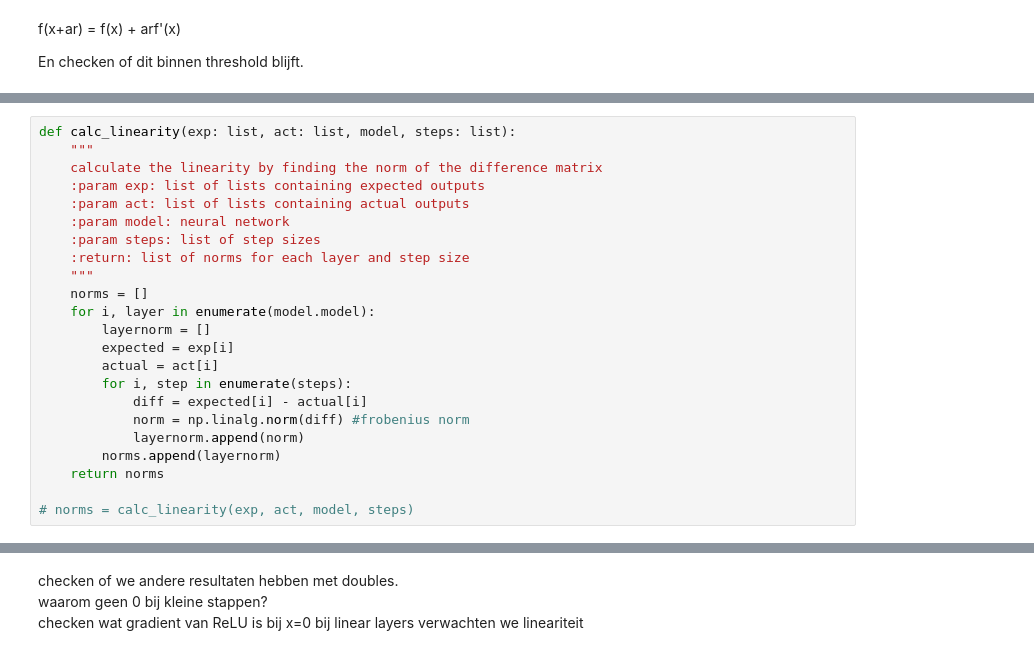
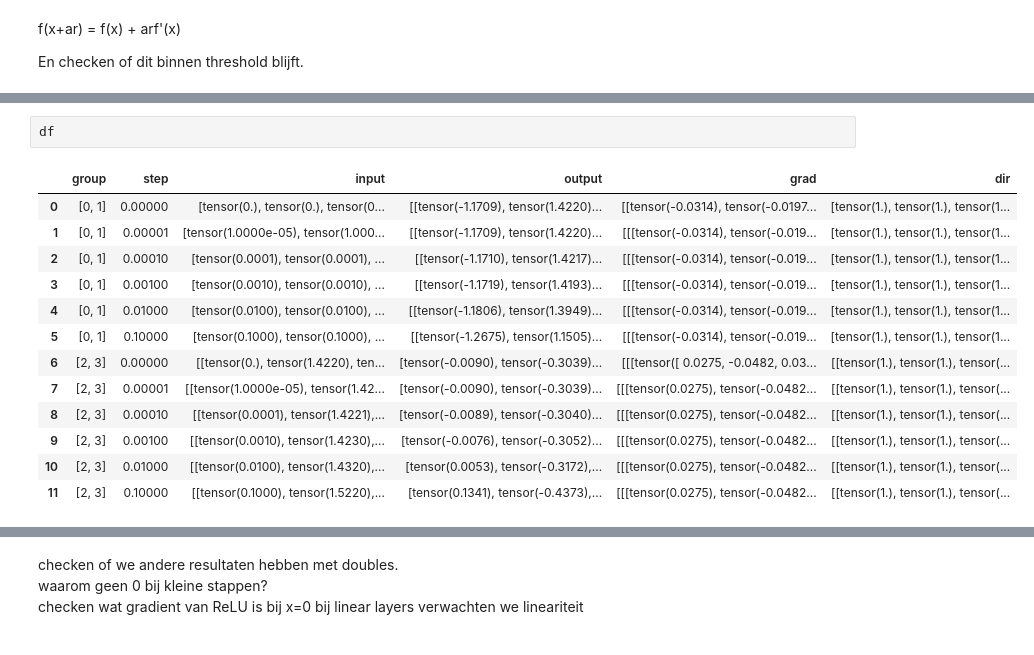
Before and after one commit to teunpe/master_internship, a Jupyter notebook: mlp.ipynb, the cells around one changed output, grey strips where cells are left out. Drawn from its saved outputs; the diff is of its cells as text.

```diff
--- a/mlp.ipynb
+++ b/mlp.ipynb
@@ -299,23 +332,16 @@ def calc_exp_act(inputs: list, outputs: list, dirs: list, steps: list, model, gr
-# %%
-def calc_linearity(exp: list, act: list, model, steps: list):
-    """
-    calculate the linearity by finding the norm of the difference matrix
-    :param exp: list of lists containing expected outputs
-    :param act: list of lists containing actual outputs
-    :param model: neural network
-    :param steps: list of step sizes
-    :return: list of norms for each layer and step size
-    """
-    norms = []
-    for i, layer in enumerate(model.model):
-        layernorm = []
-        expected = exp[i]
-        actual = act[i]
-        for i, step in enumerate(steps):
-            diff = expected[i] - actual[i]
-            norm = np.linalg.norm(diff) #frobenius norm
-            layernorm.append(norm)
-        norms.append(layernorm)
-    return norms
-
-# norms = calc_linearity(exp, act, model, steps)
+# %%
+df
+# %% [output]
+|  | group | step | input | output | grad | dir |
+| 0 | [0, 1] | 0.00000 | [tensor(0.), tensor(0.), tensor(0... | [[tensor(-1.1709), tensor(1.4220)... | [[tensor(-0.0314), tensor(-0.0197... | [tensor(1.), tensor(1.), tensor(1... |
+| 1 | [0, 1] | 0.00001 | [tensor(1.0000e-05), tensor(1.000... | [[tensor(-1.1709), tensor(1.4220)... | [[[tensor(-0.0314), tensor(-0.019... | [tensor(1.), tensor(1.), tensor(1... |
+| 2 | [0, 1] | 0.00010 | [tensor(0.0001), tensor(0.0001), ... | [[tensor(-1.1710), tensor(1.4217)... | [[[tensor(-0.0314), tensor(-0.019... | [tensor(1.), tensor(1.), tensor(1... |
+| 3 | [0, 1] | 0.00100 | [tensor(0.0010), tensor(0.0010), ... | [[tensor(-1.1719), tensor(1.4193)... | [[[tensor(-0.0314), tensor(-0.019... | [tensor(1.), tensor(1.), tensor(1... |
+| 4 | [0, 1] | 0.01000 | [tensor(0.0100), tensor(0.0100), ... | [[tensor(-1.1806), tensor(1.3949)... | [[[tensor(-0.0314), tensor(-0.019... | [tensor(1.), tensor(1.), tensor(1... |
+| 5 | [0, 1] | 0.10000 | [tensor(0.1000), tensor(0.1000), ... | [[tensor(-1.2675), tensor(1.1505)... | [[[tensor(-0.0314), tensor(-0.019... | [tensor(1.), tensor(1.), tensor(1... |
+| 6 | [2, 3] | 0.00000 | [[tensor(0.), tensor(1.4220), ten... | [tensor(-0.0090), tensor(-0.3039)... | [[[tensor([ 0.0275, -0.0482, 0.03... | [[tensor(1.), tensor(1.), tensor(... |
+| 7 | [2, 3] | 0.00001 | [[tensor(1.0000e-05), tensor(1.42... | [tensor(-0.0090), tensor(-0.3039)... | [[[tensor(0.0275), tensor(-0.0482... | [[tensor(1.), tensor(1.), tensor(... |
+| 8 | [2, 3] | 0.00010 | [[tensor(0.0001), tensor(1.4221),... | [tensor(-0.0089), tensor(-0.3040)... | [[[tensor(0.0275), tensor(-0.0482... | [[tensor(1.), tensor(1.), tensor(... |
+| 9 | [2, 3] | 0.00100 | [[tensor(0.0010), tensor(1.4230),... | [tensor(-0.0076), tensor(-0.3052)... | [[[tensor(0.0275), tensor(-0.0482... | [[tensor(1.), tensor(1.), tensor(... |
+| 10 | [2, 3] | 0.01000 | [[tensor(0.0100), tensor(1.4320),... | [tensor(0.0053), tensor(-0.3172),... | [[[tensor(0.0275), tensor(-0.0482... | [[tensor(1.), tensor(1.), tensor(... |
+| 11 | [2, 3] | 0.10000 | [[tensor(0.1000), tensor(1.5220),... | [tensor(0.1341), tensor(-0.4373),... | [[[tensor(0.0275), tensor(-0.0482... | [[tensor(1.), tensor(1.), tensor(... |
```
Also changed, not shown: parts of 18 cells of this notebook, 1 other file.
